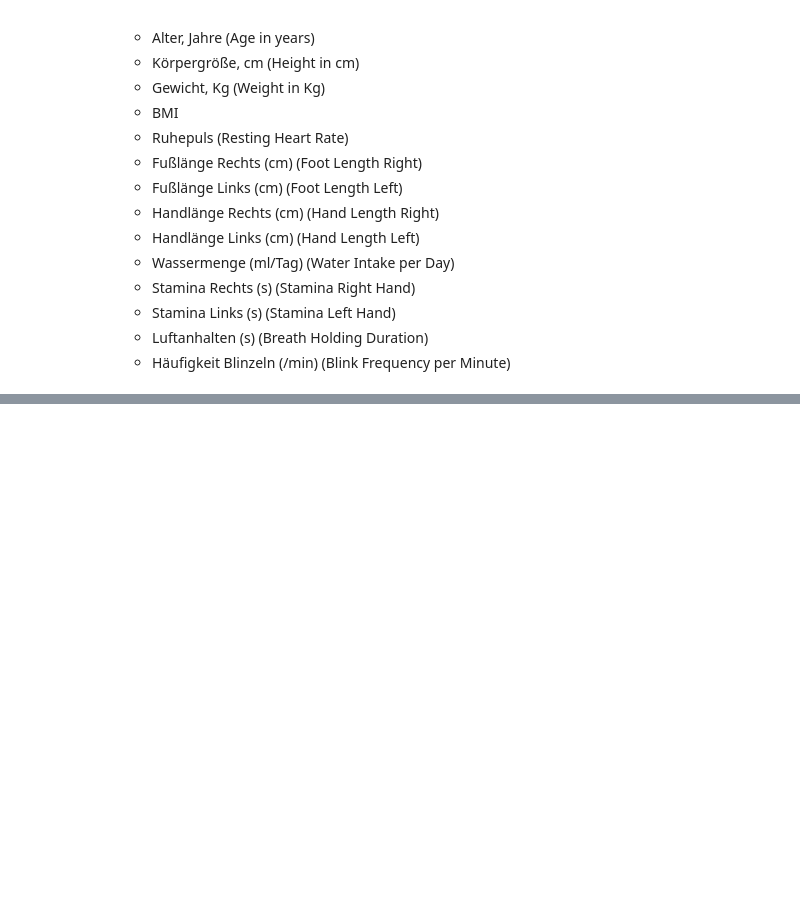
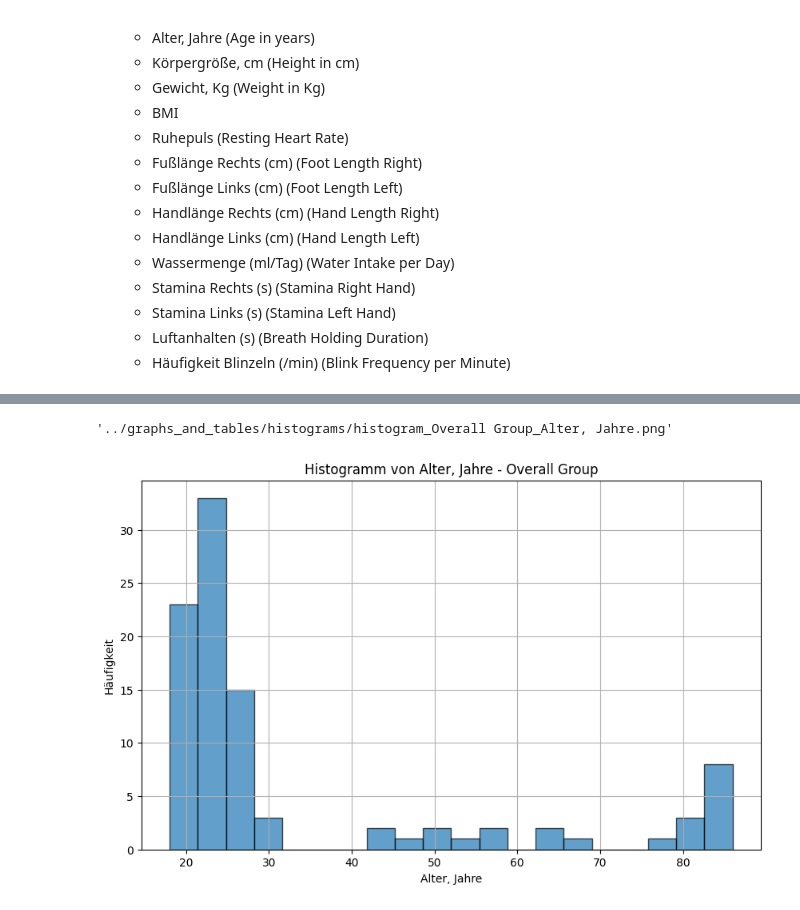
Before and after one commit to AbdallahAbou/Advanced_Statistical_Analysis, a Jupyter notebook: notebooks/statistical_study_notebook.ipynb, the cells around one changed output, grey strips where cells are left out. Cells and saved outputs as stored; diff of their text form; code cells hidden in the pictures; blank space fills up the shorter version.

```diff
--- a/notebooks/statistical_study_notebook.ipynb
+++ b/notebooks/statistical_study_notebook.ipynb
@@ -63,0 +178,5 @@ df_subset_prio_luft = analysis.generate_subset(config.columns_q7)
+# %%
+analysis.create_histogram(overall, 'Alter, Jahre', 'Overall Group', histo_save_path)
+# %% [output]
+'../graphs_and_tables/histograms/histogram_Overall Group_Alter, Jahre.png'
+[figure, added]
```
Also changed, not shown: parts of 15 cells of this notebook.
